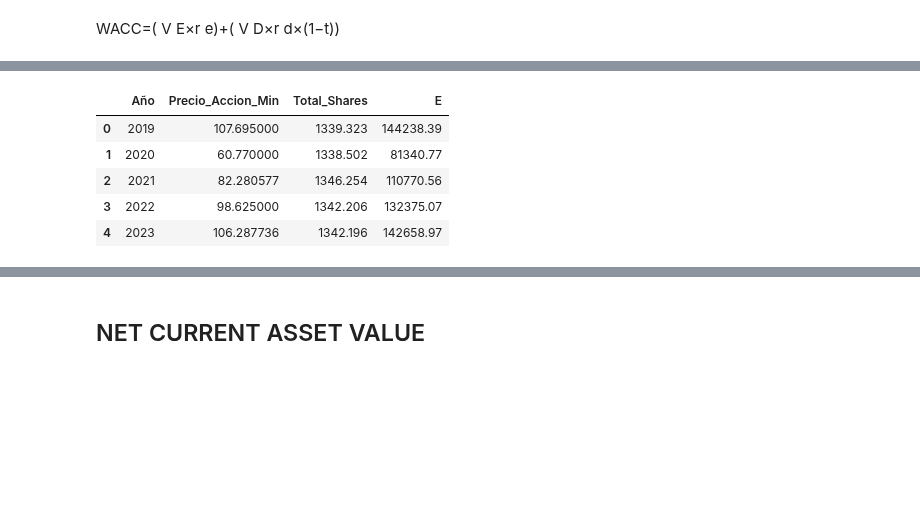
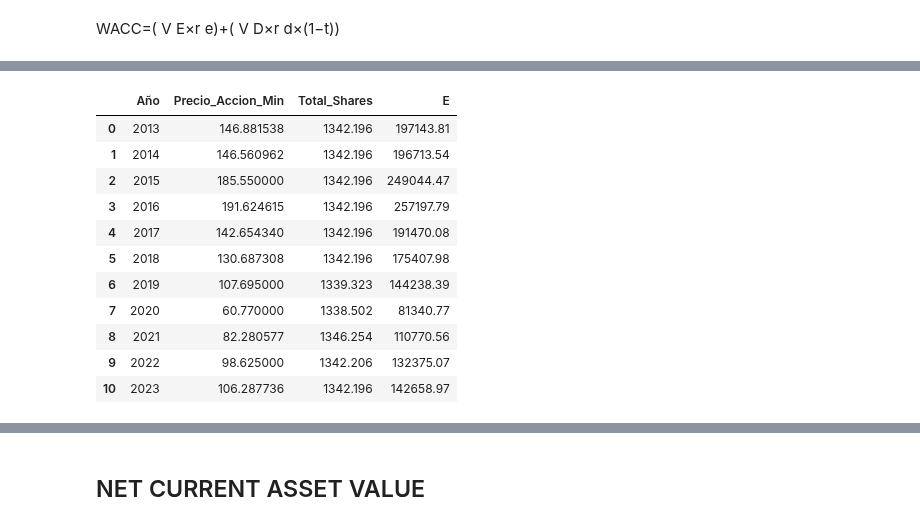
Before and after one commit to Marco23rubio/Stocks, a Jupyter notebook: cosas - copia.ipynb, the cells around one changed output, grey strips where cells are left out. Drawn from its saved outputs; the diff is of its cells as text; code cells hidden in the pictures; blank space fills up the shorter version.

```diff
--- a/cosas - copia.ipynb
+++ b/cosas - copia.ipynb
@@ -235,7 +264,7 @@ pattern = re.compile(r'\d{4}')
 columnas_con_anio = [col for col in df_anual.columns if pattern.search(col)]
 
 # Filtrar las columnas que están dentro del rango de los últimos 10 años desde anio_anterior
-anio_limite = anio_anterior - 10
+anio_limite = anio_anterior - 20
 columnas_filtradas = [col for col in columnas_con_anio if int(
     pattern.search(col).group()) >= anio_limite]
 
@@ -283,5 +310,26 @@ df_trimestral_filtrado = df_trimestral_filtrado.fillna(0)
 # %%
 df_anual_filtrado = df_anual_filtrado.drop(columns=["TTM/current"])
+# %%
+def limpiar_df_financiero(df):
+    df = df.copy()
+
+    # Reemplazar '-' por NaN en todo el DF
+    df.replace('-', np.nan, inplace=True)
+
+    # Todas las columnas excepto 'Fiscal Period' a numéricas
+    cols_datos = df.columns.drop('Fiscal Period')
+
+    df[cols_datos] = df[cols_datos].apply(
+        pd.to_numeric, errors='coerce'
+    )
+
+    return df
+
+df_anual_filtrado = limpiar_df_financiero(df_anual_filtrado)
+df_trimestral_filtrado = limpiar_df_financiero(df_trimestral_filtrado)
+# %%
+df_anual_filtrado = df_anual_filtrado.dropna(axis=1, how='all')
+df_trimestral_filtrado = df_trimestral_filtrado.dropna(axis=1, how='all')
 # %%
 # Crear DataFrame vacío con las columnas anuales
 razones_financieras = pd.DataFrame(
@@ -1364,8 +1591,9 @@ df_total_shares["Total_Shares"] = pd.to_numeric(df_total_shares["Total_Shares"],
 # Agregar la columna 'Año' desde el índice
 df_total_shares["Año"] = df_total_shares.index
 
-# Filtrar años 2019–2023 y resetear índice (sin renombrar nada)
-df_total_shares = df_total_shares.loc[2019:2023].reset_index(drop=True)
+ultimos_10_anios = sorted(df_total_shares.index)[-11:]
+df_total_shares = df_total_shares.loc[ultimos_10_anios].reset_index(drop=True)
+
 df_total_shares
 # %% [output]
 |  | Total_Shares | Año |
@@ -1377,31 +1611,38 @@ df_total_shares
 # %%
 # Asegurar que resumen_cierre tenga la columna 'Año' correctamente
 resumen_cierre["Año"] = resumen_cierre["Año"].astype(int)
 
 # Filtrar solo años 2019–2023
-resumen_cierre_filtrado = resumen_cierre[resumen_cierre["Año"].between(2019, 2023)].reset_index(drop=True)
+ultimos_10_anios = sorted(resumen_cierre["Año"].unique())[-11:]
+resumen_cierre_filtrado = resumen_cierre[resumen_cierre["Año"].isin(ultimos_10_anios)].copy()
 df_total_shares = df_total_shares.sort_values("Año").reset_index(drop=True)
 
 # Calcular el precio mínimo entre promedio y mediana
 precio_accion = resumen_cierre_filtrado[["Promedio_Cierre", "Mediana_Cierre"]].min(axis=1)
 
 # Calcular E
 df_equity = pd.DataFrame({
     "Año": df_total_shares["Año"],
     "Precio_Accion_Min": precio_accion,
     "Total_Shares": df_total_shares["Total_Shares"],
     "E": df_total_shares["Total_Shares"] * precio_accion
 })
 
 df_equity["E"] = df_equity["E"].round(2)
 df_equity
 # %% [output]
 |  | Año | Precio_Accion_Min | Total_Shares | E |
-| 0 | 2019 | 107.695000 | 1339.323 | 144238.39 |
-| 1 | 2020 | 60.770000 | 1338.502 | 81340.77 |
-| 2 | 2021 | 82.280577 | 1346.254 | 110770.56 |
-| 3 | 2022 | 98.625000 | 1342.206 | 132375.07 |
-| 4 | 2023 | 106.287736 | 1342.196 | 142658.97 |
+| 0 | 2013 | 146.881538 | 1342.196 | 197143.81 |
+| 1 | 2014 | 146.560962 | 1342.196 | 196713.54 |
+| 2 | 2015 | 185.550000 | 1342.196 | 249044.47 |
+| 3 | 2016 | 191.624615 | 1342.196 | 257197.79 |
+| 4 | 2017 | 142.654340 | 1342.196 | 191470.08 |
+| 5 | 2018 | 130.687308 | 1342.196 | 175407.98 |
+| 6 | 2019 | 107.695000 | 1339.323 | 144238.39 |
+| 7 | 2020 | 60.770000 | 1338.502 | 81340.77 |
+| 8 | 2021 | 82.280577 | 1346.254 | 110770.56 |
+| 9 | 2022 | 98.625000 | 1342.206 | 132375.07 |
+| 10 | 2023 | 106.287736 | 1342.196 | 142658.97 |
 # %%
 Deuda_corto_plazo = df_anual_filtrado[df_anual_filtrado['Fiscal Period'] == 'Short-Term Debt & Capital Lease Obligation'].iloc[0, 1:]
 Deuda_largo_plazo = df_anual_filtrado[df_anual_filtrado['Fiscal Period'] == 'Long-Term Debt & Capital Lease Obligation'].iloc[0, 1:]
```
Also changed, not shown: parts of 62 cells of this notebook, 4 other files.
